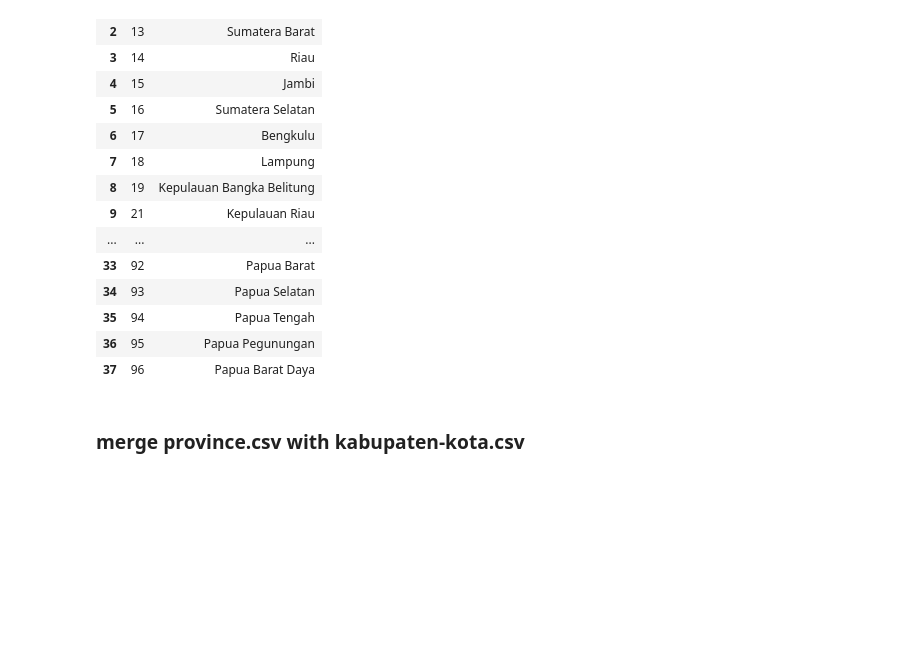
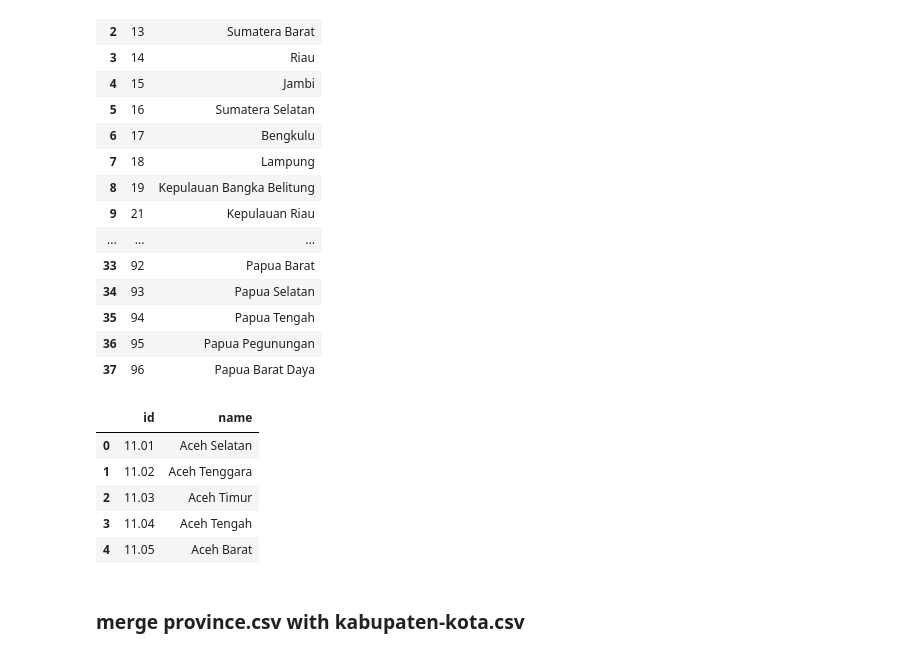
Before and after one commit to sxiera/survey-program, a Jupyter notebook: main-code/data-kpk.ipynb, the cells around one changed output. Saved outputs shown, nothing was run; the diff lists cells and outputs as text; code cells hidden in the pictures; blank space fills up the shorter version.

```diff
--- a/main-code/data-kpk.ipynb
+++ b/main-code/data-kpk.ipynb
@@ -73,6 +53,15 @@ provinsi.head(38)
 | 35 | 94 | Papua Tengah |
 | 36 | 95 | Papua Pegunungan |
 | 37 | 96 | Papua Barat Daya |
+# %%
+kota.head()
+# %% [output]
+|  | id | name |
+| 0 | 11.01 | Aceh Selatan |
+| 1 | 11.02 | Aceh Tenggara |
+| 2 | 11.03 | Aceh Timur |
+| 3 | 11.04 | Aceh Tengah |
+| 4 | 11.05 | Aceh Barat |
 # %% [markdown]
 ### merge province.csv with kabupaten-kota.csv
 # %%
```
Also changed, not shown: parts of 9 cells of this notebook, 2 other files.
